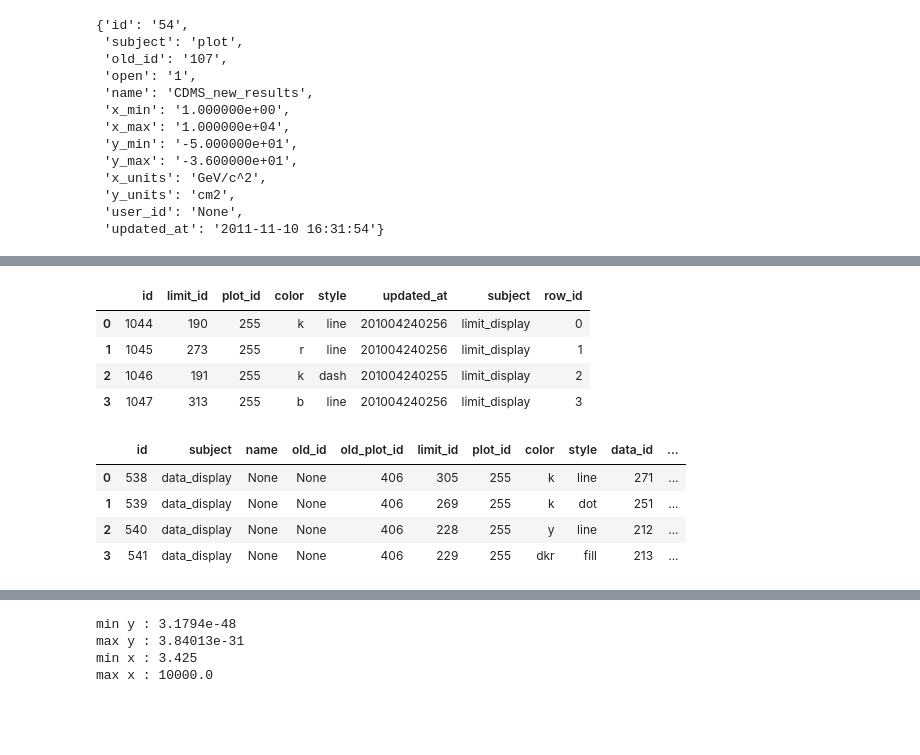
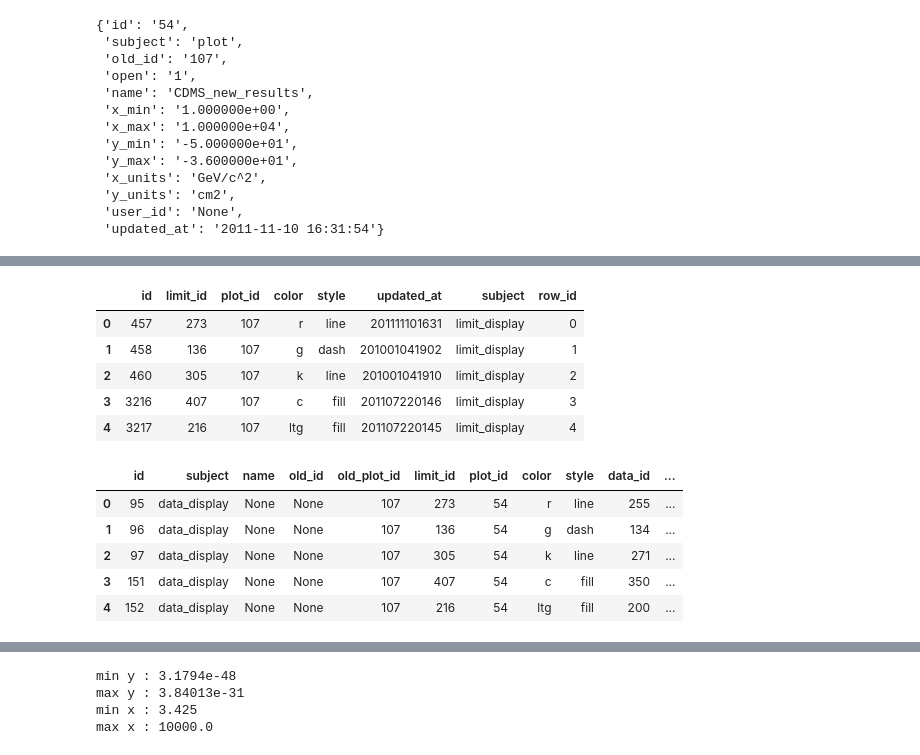
Before and after one commit to BrownParticleAstro/dmtools_notebooks, a Jupyter notebook: Demos/Migrate2PyPiV0.ipynb, the cells around one changed output, grey strips where cells are left out. Cells and saved outputs as stored; diff of their text form; code cells hidden in the pictures; blank space fills up the shorter version.

```diff
--- a/Demos/Migrate2PyPiV0.ipynb
+++ b/Demos/Migrate2PyPiV0.ipynb
@@ -318,7 +327,7 @@ def get_limit_displays_for_old_plot(old_plot_id_in, request_header_in):
 
 purpose = 'read_by_plot'
 subject = 'limit_display'
-Client.create_current_url(purpose, subject, id)
+Client.create_current_url(purpose, subject, old_plot_id)
 limit_display_df = Client.read_current_as_df()
 limit_display_df['row_id'] = limit_display_df.index
 limit_display_df['updated_at'] = pd.to_datetime(limit_display_df['updated_at'], errors='coerce')
@@ -327,26 +336,28 @@ limit_display_df['updated_at'] = limit_display_df['updated_at'].dt.strftime('%Y%
 limit_display_df
 # %% [output]
 |  | id | limit_id | plot_id | color | style | updated_at | subject | row_id |
-| 0 | 1044 | 190 | 255 | k | line | 201004240256 | limit_display | 0 |
-| 1 | 1045 | 273 | 255 | r | line | 201004240256 | limit_display | 1 |
-| 2 | 1046 | 191 | 255 | k | dash | 201004240255 | limit_display | 2 |
-| 3 | 1047 | 313 | 255 | b | line | 201004240256 | limit_display | 3 |
+| 0 | 457 | 273 | 107 | r | line | 201111101631 | limit_display | 0 |
+| 1 | 458 | 136 | 107 | g | dash | 201001041902 | limit_display | 1 |
+| 2 | 460 | 305 | 107 | k | line | 201001041910 | limit_display | 2 |
+| 3 | 3216 | 407 | 107 | c | fill | 201107220146 | limit_display | 3 |
+| 4 | 3217 | 216 | 107 | ltg | fill | 201107220145 | limit_display | 4 |
 # %%
 purpose = 'read_by_plot'
 subject = 'data_display'
-Client.create_current_url(purpose, subject, id)
+Client.create_current_url(purpose, subject, plot_id)
 data_display_df = Client.read_current_as_df()
 data_display_df['row_id'] = data_display_df.index
 data_display_df['updated_at'] = pd.to_datetime(data_display_df['updated_at'], errors='coerce')
 data_display_df['updated_at'] = data_display_df['updated_at'].dt.strftime('%Y%m%d%H%M')
 
 data_display_df
 # %% [output]
 |  | id | subject | name | old_id | old_plot_id | limit_id | plot_id | color | style | data_id | ... |
-| 0 | 538 | data_display | None | None | 406 | 305 | 255 | k | line | 271 | ... |
-| 1 | 539 | data_display | None | None | 406 | 269 | 255 | k | dot | 251 | ... |
-| 2 | 540 | data_display | None | None | 406 | 228 | 255 | y | line | 212 | ... |
-| 3 | 541 | data_display | None | None | 406 | 229 | 255 | dkr | fill | 213 | ... |
+| 0 | 95 | data_display | None | None | 107 | 273 | 54 | r | line | 255 | ... |
+| 1 | 96 | data_display | None | None | 107 | 136 | 54 | g | dash | 134 | ... |
+| 2 | 97 | data_display | None | None | 107 | 305 | 54 | k | line | 271 | ... |
+| 3 | 151 | data_display | None | None | 107 | 407 | 54 | c | fill | 350 | ... |
+| 4 | 152 | data_display | None | None | 107 | 216 | 54 | ltg | fill | 200 | ... |
 # %%
 def get_data_for_plot(plot_id_in):
     purpose = 'read_by_plot'
```
Also changed, not shown: parts of 12 cells of this notebook, 2 other files.
